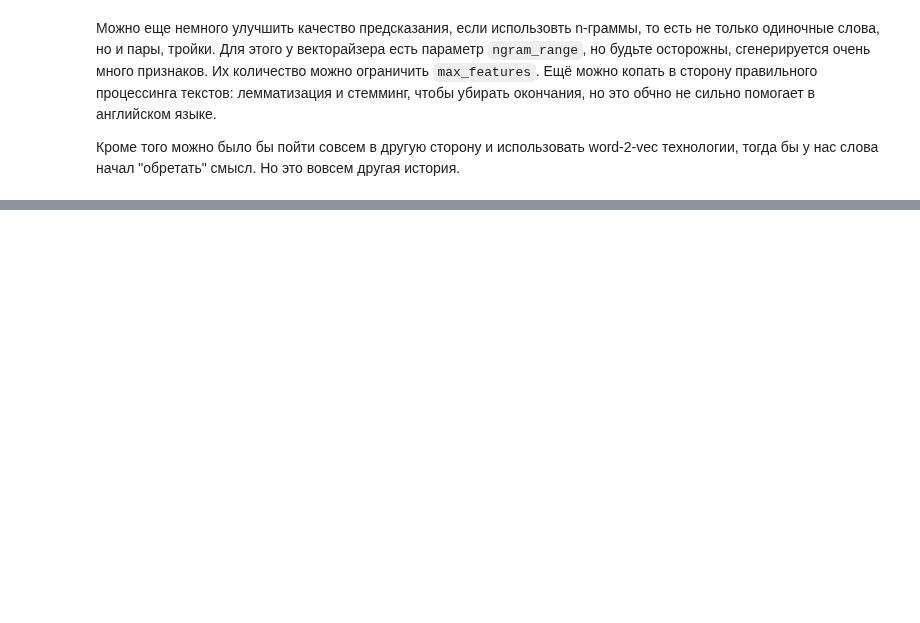
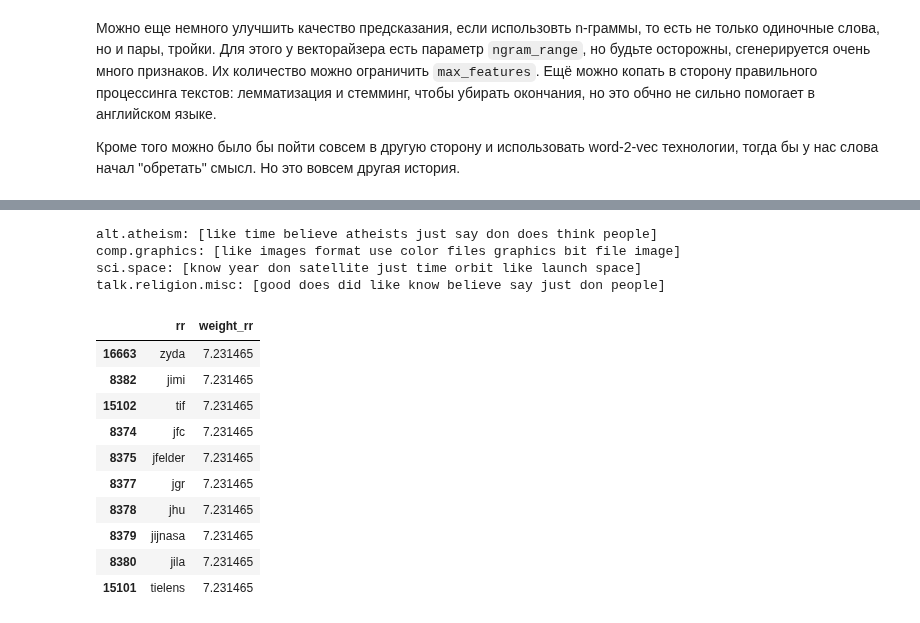
Before and after one commit to D7nis/Course-ML-Classic, a Jupyter notebook: Practice/7. Наивный Байес и Классификация текстов/07-text-classification-bayes_DDA.ipynb, the cells around one changed output, grey strips where cells are left out. Saved outputs shown, nothing was run; the diff lists cells and outputs as text; code cells hidden in the pictures; blank space fills up the shorter version.

Commit message:
07 доп. очистка словаря

```diff
--- a/Practice/7. Наивный Байес и Классификация текстов/07-text-classification-bayes_DDA.ipynb
+++ b/Practice/7. Наивный Байес и Классификация текстов/07-text-classification-bayes_DDA.ipynb
@@ -258,0 +404,7 @@ show_top10(clf, vec, newsgroups_train.target_names)
+# %%
+#Слова и их веса
+def token_weight_df (dic, prefix):
+    token_weight = pd.DataFrame.from_dict(dic, orient='index').reset_index()
+    token_weight.columns=(prefix,'weight_'+prefix)
+    token_weight = token_weight.sort_values(by='weight_'+prefix, ascending=False)
+    return token_weight
@@ -272,0 +553,33 @@ show_top10(clf, vec, newsgroups_train.target_names)
+# %%
+show_top10(clf, vectorizer_f3, class_names)
+# %% [output]
+alt.atheism: [like time believe atheists just say don does think people]
+comp.graphics: [like images format use color files graphics bit file image]
+sci.space: [know year don satellite just time orbit like launch space]
+talk.religion.misc: [good does did like know believe say just don people]
+# %%
+#объединение слов и весов
+rr = dict(zip(vectorizer.get_feature_names(), tfidf_transformer.idf_))
+# %%
+#Слова и их веса
+def token_weight_df (dic, prefix):
+    token_weight = pd.DataFrame.from_dict(dic, orient='index').reset_index()
+    token_weight.columns=(prefix,'weight_'+prefix)
+    token_weight = token_weight.sort_values(by='weight_'+prefix, ascending=False)
+    return token_weight
+# %%
+rr_voc = token_weight_df(rr,'rr')
+# %%
+rr_voc.head(10)
+# %% [output]
+|  | rr | weight_rr |
+| 16663 | zyda | 7.231465 |
+| 8382 | jimi | 7.231465 |
+| 15102 | tif | 7.231465 |
+| 8374 | jfc | 7.231465 |
+| 8375 | jfelder | 7.231465 |
+| 8377 | jgr | 7.231465 |
+| 8378 | jhu | 7.231465 |
+| 8379 | jijnasa | 7.231465 |
+| 8380 | jila | 7.231465 |
+| 15101 | tielens | 7.231465 |
```
Also changed, not shown: parts of 75 cells of this notebook.
